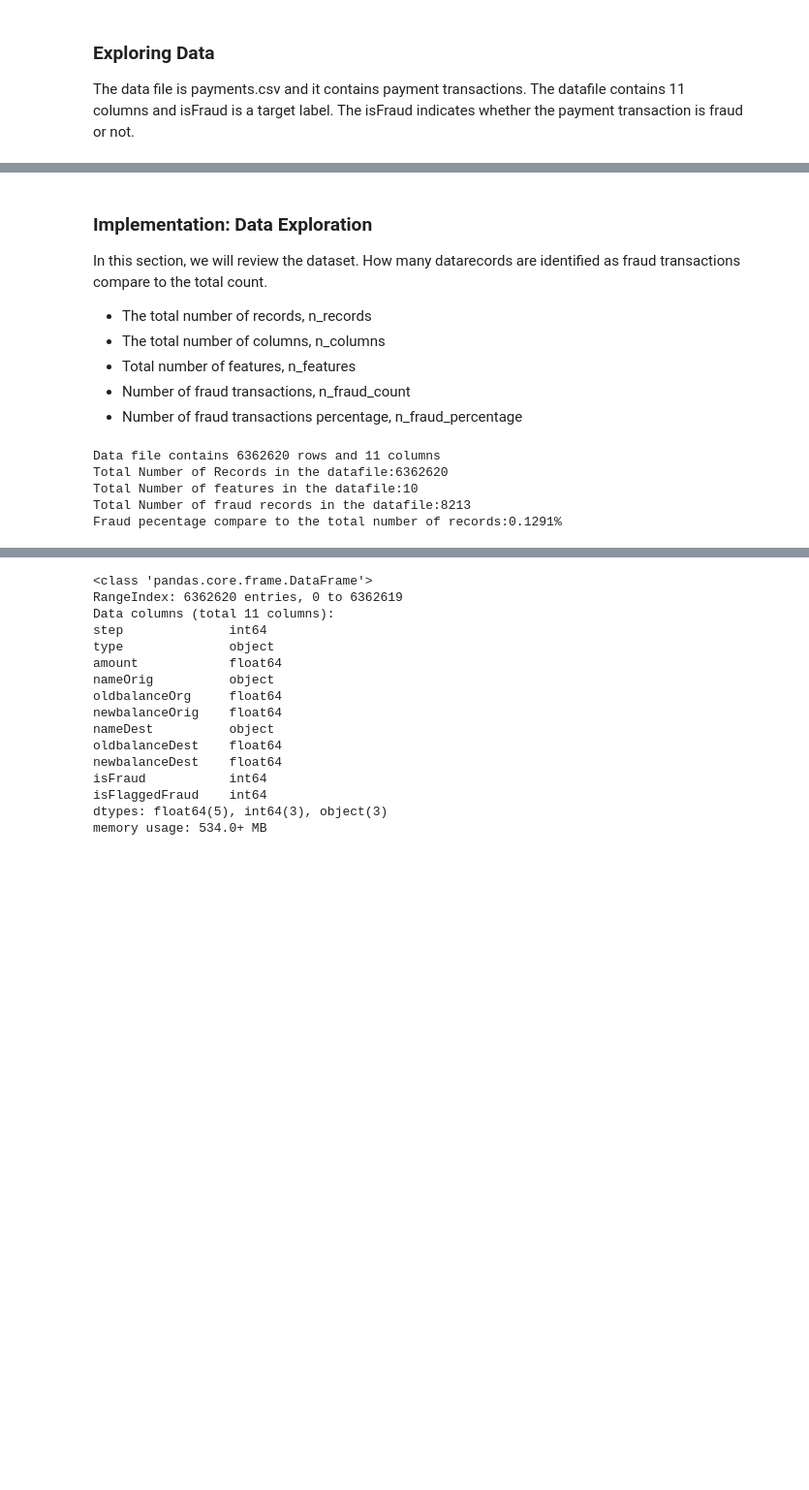
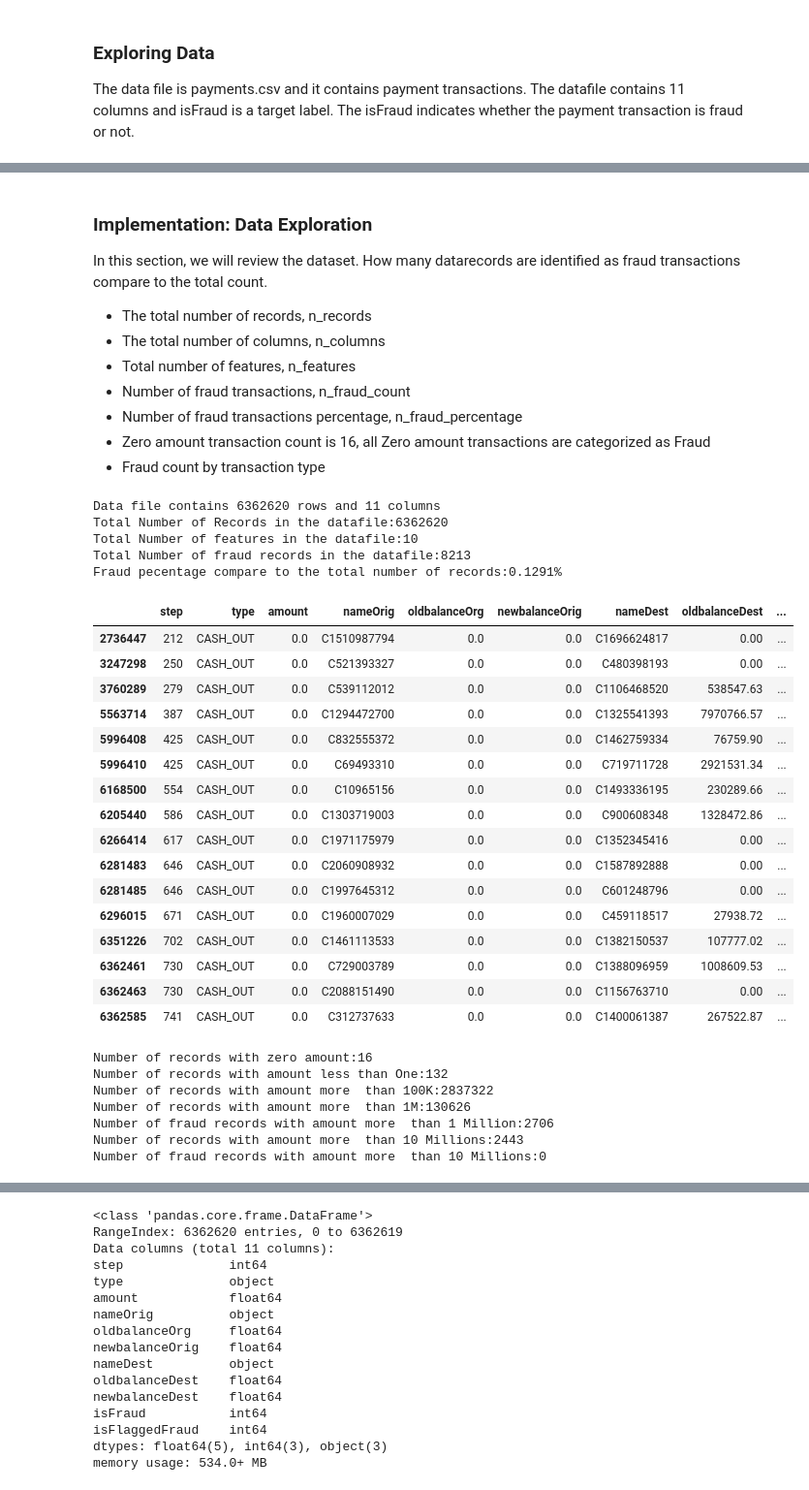
Before and after one commit to venkat998899/machine-learning, a Jupyter notebook: projects/capstone/payments_fraud.ipynb, the cells around one changed output, grey strips where cells are left out. Shown at 97% size. Saved outputs shown, nothing was run; the diff lists cells and outputs as text; code cells hidden in the pictures; blank space fills up the shorter version.

```diff
--- a/projects/capstone/payments_fraud.ipynb
+++ b/projects/capstone/payments_fraud.ipynb
@@ -47,35 +51,83 @@ In this section, we will review the dataset. How many datarecords are identified
 - Total number of features, n_features
 - Number of fraud transactions, n_fraud_count
 - Number of fraud transactions percentage, n_fraud_percentage
+- Zero amount transaction count is 16, all Zero amount transactions are categorized as Fraud
+- Fraud count by transaction type
 # %%
 ### File Dimension
 print("Data file contains {} rows and {} columns".format(data.shape[0], data.shape[1]))
 
 ### Number of records
 n_records = len(data)
 
 ### Nunber of Columns
 n_columns = len(data.columns)
 
 ###Number of features : Number of columns - 1 target column
 n_features = len(data.columns)-1
 
 ###Number of fraud payment records
 n_fraud_count = len(data[data['isFraud'] == 1])
 
 ###Fraud percentantage
 n_fraud_percentage = (n_fraud_count/n_records)*100
 
 
 
-
 print("Total Number of Records in the datafile:{}".format(n_records))
 print("Total Number of features in the datafile:{}".format(n_features))
 print("Total Number of fraud records in the datafile:{}".format(n_fraud_count))
 print("Fraud pecentage compare to the total number of records:{:.4f}%".format(n_fraud_percentage))
+
+
+###Number of records with zero amount
+n_zero_amt_count = len(data[data['amount'] == 0])
+n_amt_less_than_one = len(data[data['amount'] < 1])
+n_amt_more_than_100K = len(data[data['amount'] > 100000])
+n_amt_more_than_1M = len(data[data['amount'] > 1000000])
+n_amt_more_than_1M_fraud = len(data[(data['amount'] > 1000000) & (data['isFraud'] == 1)])
+n_amt_more_than_10M = len(data[data['amount'] > 10000000])
+n_amt_more_than_10M_fraud = len(data[(data['amount'] > 10000000) & (data['isFraud'] == 1)])
+display(data[data['amount'] == 0])
+print("Number of records with zero amount:{}".format(n_zero_amt_count))
+#print(data[data['amount'] < 1])
+print("Number of records with amount less than One:{}".format(n_amt_less_than_one))
+
+#print(data[data['amount'] > 10000000])
+print("Number of records with amount more  than 100K:{}".format(n_amt_more_than_100K))
+print("Number of records with amount more  than 1M:{}".format(n_amt_more_than_1M))
+print("Number of fraud records with amount more  than 1 Million:{}".format(n_amt_more_than_1M_fraud))
+print("Number of records with amount more  than 10 Millions:{}".format(n_amt_more_than_10M))
+print("Number of fraud records with amount more  than 10 Millions:{}".format(n_amt_more_than_10M_fraud))
+#Number of fraud transactions
+#n_amt_more_than_10M_fraud=
 # %% [output]
 Data file contains 6362620 rows and 11 columns
 Total Number of Records in the datafile:6362620
 Total Number of features in the datafile:10
 Total Number of fraud records in the datafile:8213
 Fraud pecentage compare to the total number of records:0.1291%
+|  | step | type | amount | nameOrig | oldbalanceOrg | newbalanceOrig | nameDest | oldbalanceDest | ... |
+| 2736447 | 212 | CASH_OUT | 0.0 | C1510987794 | 0.0 | 0.0 | C1696624817 | 0.00 | ... |
+| 3247298 | 250 | CASH_OUT | 0.0 | C521393327 | 0.0 | 0.0 | C480398193 | 0.00 | ... |
+| 3760289 | 279 | CASH_OUT | 0.0 | C539112012 | 0.0 | 0.0 | C1106468520 | 538547.63 | ... |
+| 5563714 | 387 | CASH_OUT | 0.0 | C1294472700 | 0.0 | 0.0 | C1325541393 | 7970766.57 | ... |
+| 5996408 | 425 | CASH_OUT | 0.0 | C832555372 | 0.0 | 0.0 | C1462759334 | 76759.90 | ... |
+| 5996410 | 425 | CASH_OUT | 0.0 | C69493310 | 0.0 | 0.0 | C719711728 | 2921531.34 | ... |
+| 6168500 | 554 | CASH_OUT | 0.0 | C10965156 | 0.0 | 0.0 | C1493336195 | 230289.66 | ... |
+| 6205440 | 586 | CASH_OUT | 0.0 | C1303719003 | 0.0 | 0.0 | C900608348 | 1328472.86 | ... |
+| 6266414 | 617 | CASH_OUT | 0.0 | C1971175979 | 0.0 | 0.0 | C1352345416 | 0.00 | ... |
+| 6281483 | 646 | CASH_OUT | 0.0 | C2060908932 | 0.0 | 0.0 | C1587892888 | 0.00 | ... |
+| 6281485 | 646 | CASH_OUT | 0.0 | C1997645312 | 0.0 | 0.0 | C601248796 | 0.00 | ... |
+| 6296015 | 671 | CASH_OUT | 0.0 | C1960007029 | 0.0 | 0.0 | C459118517 | 27938.72 | ... |
+| 6351226 | 702 | CASH_OUT | 0.0 | C1461113533 | 0.0 | 0.0 | C1382150537 | 107777.02 | ... |
+| 6362461 | 730 | CASH_OUT | 0.0 | C729003789 | 0.0 | 0.0 | C1388096959 | 1008609.53 | ... |
+| 6362463 | 730 | CASH_OUT | 0.0 | C2088151490 | 0.0 | 0.0 | C1156763710 | 0.00 | ... |
+| 6362585 | 741 | CASH_OUT | 0.0 | C312737633 | 0.0 | 0.0 | C1400061387 | 267522.87 | ... |
+Number of records with zero amount:16
+Number of records with amount less than One:132
+Number of records with amount more  than 100K:2837322
+Number of records with amount more  than 1M:130626
+Number of fraud records with amount more  than 1 Million:2706
+Number of records with amount more  than 10 Millions:2443
+Number of fraud records with amount more  than 10 Millions:0
```
Also changed, not shown: parts of 29 cells of this notebook.
